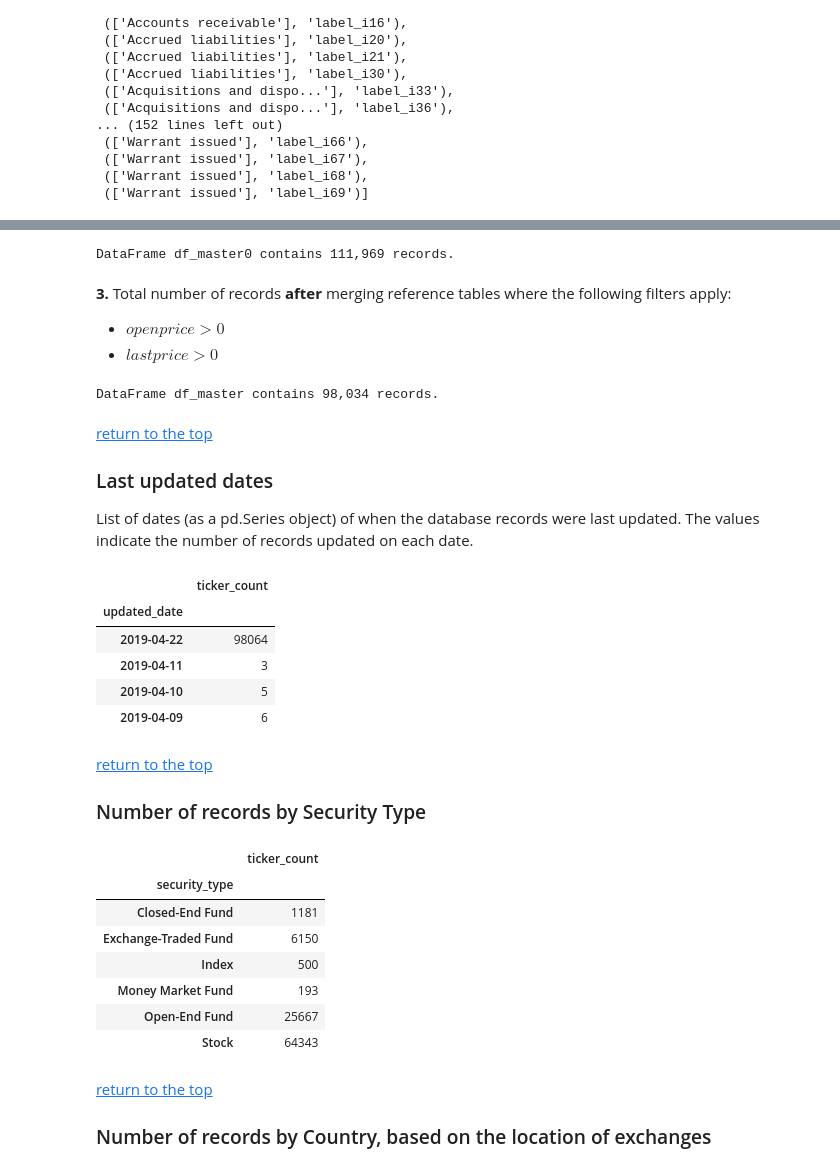
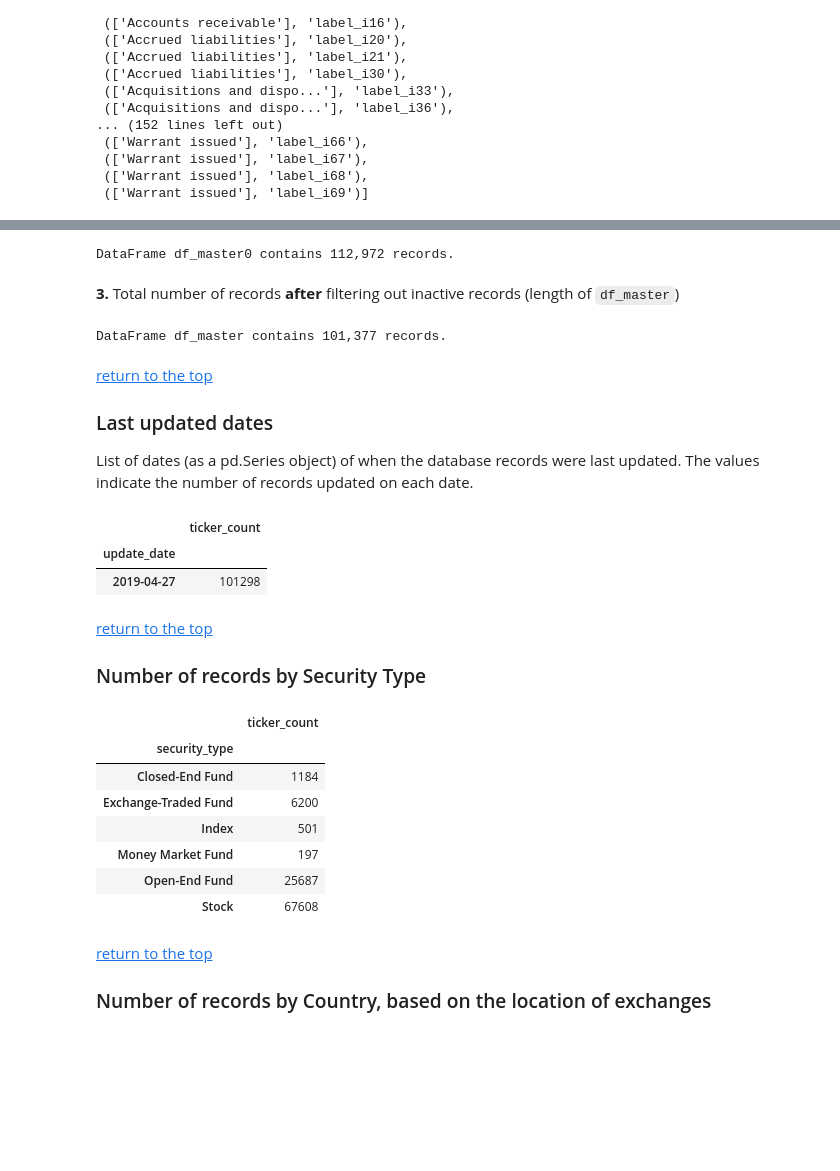
Before and after one commit to caiobran/mstables, a Jupyter notebook: data_overview.ipynb, the cells around one changed output, grey strips where cells are left out. Saved outputs shown, nothing was run; the diff lists cells and outputs as text; code cells hidden in the pictures; blank space fills up the shorter version.

```diff
--- a/data_overview.ipynb
+++ b/data_overview.ipynb
@@ -63,6 +61,6 @@ reload(dataframes)
 # Creating the master DataFrame instance
 The DataFrames class is part of the [dataframes module](dataframes.py)
 # %%
-db_file_name = 'mstables' # SQLite database file that contains the data to be analyzed
+db_file_name = 'mstables2' # SQLite database file that contains the data to be analyzed
 df = dataframes.DataFrames('db/{}.sqlite'.format(db_file_name))
 # %% [output]
@@ -101,7 +99,7 @@ Apply the following filter:
 <br>
 This filter ensure that only active records are included in the master dataframe, excluding inactive MorningStar records which are no longer being updated on a regular basis. These inactive records are typically symbols that are no longer active in their exchange.
 # %%
-cutoff_days = 12
+cutoff_days = 10
 df_updated_ct = df_master[['update_date', 'ticker']].groupby('update_date').count().sort_index()
 cutoff_date = df_updated_ct[df_updated_ct['ticker'] > 100].index[0] - DT.timedelta(days=cutoff_days)
 
@@ -742,15 +740,13 @@ DataFrame df.master contains 118,452 records.
 # %%
 print('DataFrame df_master0 contains {:,.0f} records.'.format(len(df.master)))
 # %% [output]
-DataFrame df_master0 contains 111,969 records.
+DataFrame df_master0 contains 112,972 records.
-# %% [markdown]
-**3.** Total number of records **after** merging reference tables where the following filters apply:
-- $openprice > 0$
-- $lastprice > 0$
+# %% [markdown]
+**3.** Total number of records **after** filtering out inactive records (length of `df_master`)
 # %%
 print('DataFrame df_master contains {:,.0f} records.'.format(len(df_master)))
 # %% [output]
-DataFrame df_master contains 98,034 records.
+DataFrame df_master contains 101,377 records.
 # %% [markdown]
 <a id="lastupdate"></a>
 [return to the top](#top)
@@ -758,15 +754,12 @@ DataFrame df_master contains 98,034 records.
 List of dates (as a pd.Series object) of when the database records were last updated.
 The values indicate the number of records updated on each date.
 # %%
-(df_master[['updated_date', 'ticker']].groupby(by='updated_date').count().sort_index(ascending=False)
+(df_master[['update_date', 'ticker']].groupby(by='update_date').count().sort_index(ascending=False)
  .rename(columns={'ticker':'ticker_count'}))
 # %% [output]
 |  | ticker_count |
-| updated_date |  |
-| 2019-04-22 | 98064 |
-| 2019-04-11 | 3 |
-| 2019-04-10 | 5 |
-| 2019-04-09 | 6 |
+| update_date |  |
+| 2019-04-27 | 101298 |
 # %% [markdown]
 <a id="type"></a>
 [return to the top](#top)
@@ -777,12 +770,12 @@ The values indicate the number of records updated on each date.
 # %% [output]
 |  | ticker_count |
 | security_type |  |
-| Closed-End Fund | 1181 |
-| Exchange-Traded Fund | 6150 |
-| Index | 500 |
-| Money Market Fund | 193 |
-| Open-End Fund | 25667 |
-| Stock | 64343 |
+| Closed-End Fund | 1184 |
+| Exchange-Traded Fund | 6200 |
+| Index | 501 |
+| Money Market Fund | 197 |
+| Open-End Fund | 25687 |
+| Stock | 67608 |
 # %% [markdown]
 <a id="country"></a>
 [return to the top](#top)
```
Also changed, not shown: parts of 88 cells of this notebook, 4 other files.
